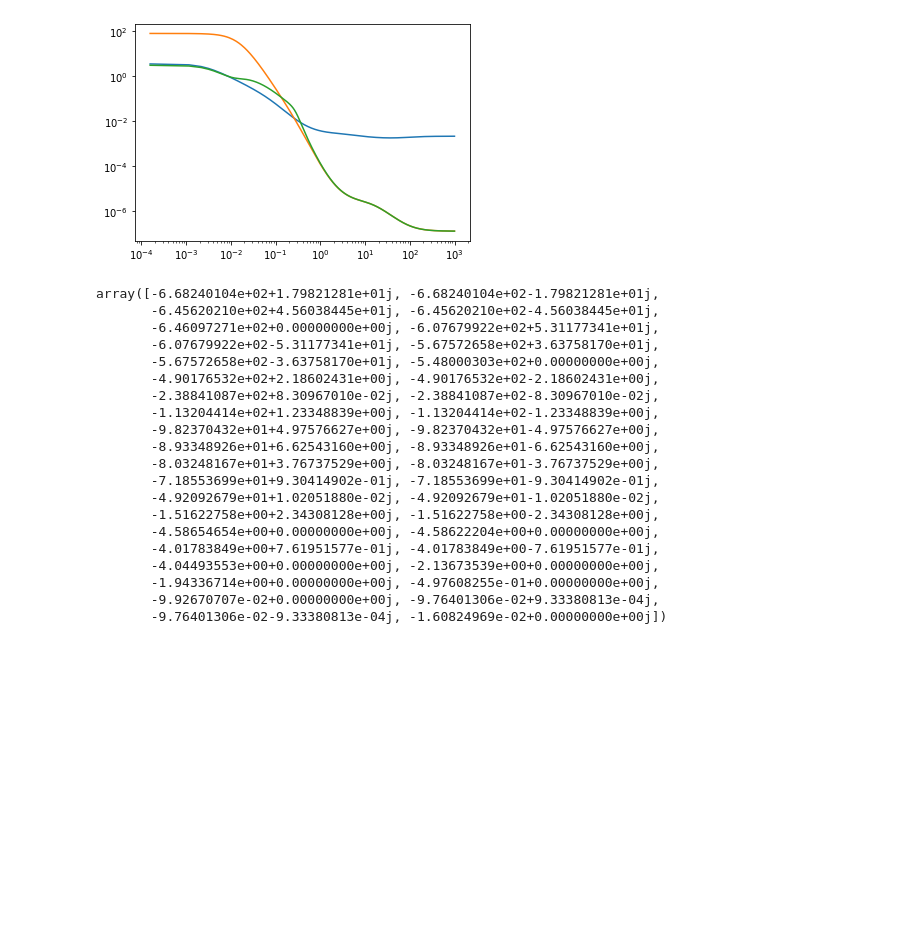
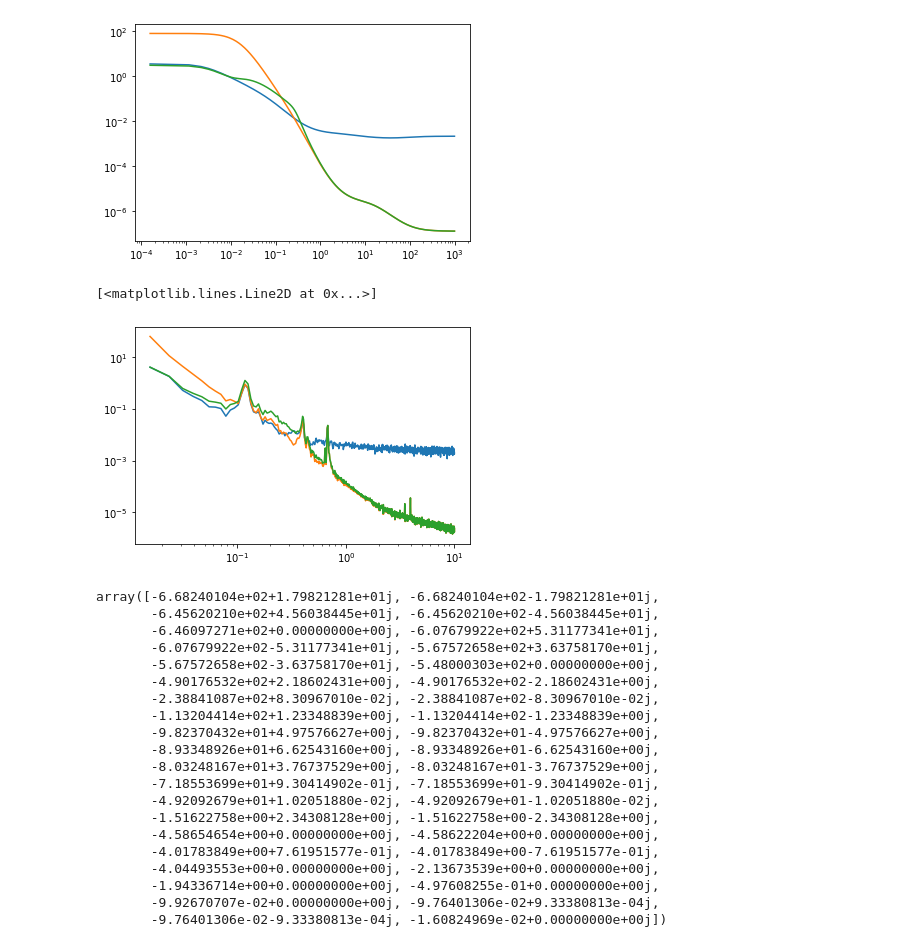
Before and after one commit to terrencetec/kontrol, a Jupyter notebook: examples/BS_IPT_H2complementary.ipynb, the cells around one changed output. Drawn from its saved outputs; the diff is of its cells as text; code cells hidden in the pictures; blank space fills up the shorter version.

```diff
--- a/examples/BS_IPT_H2complementary.ipynb
+++ b/examples/BS_IPT_H2complementary.ipynb
@@ -167,6 +169,14 @@ plt.loglog(_f, quad_sum(abs(noise_lvdtt_fit.horner(2*np.pi*1j*_f)[0][0])*abs(h1.
 # %% [output]
 [<matplotlib.lines.Line2D at 0x...>]
 [figure]
+# %%
+plt.loglog(f, noise_lvdtt_data)
+plt.loglog(f, noise_geot_data)
+plt.loglog(f, quad_sum(noise_lvdtt_data*abs(h1.horner(2*np.pi*1j*f)[0][0]),
+                        noise_geot_data*abs(h2_aug.horner(2*np.pi*1j*f)[0][0])))
+# %% [output]
+[<matplotlib.lines.Line2D at 0x...>]
+[figure, added]
 # %%
 h2.zero()
 # %% [output]
```
Also changed, not shown: parts of 1 cell of this notebook, 1 other file.
